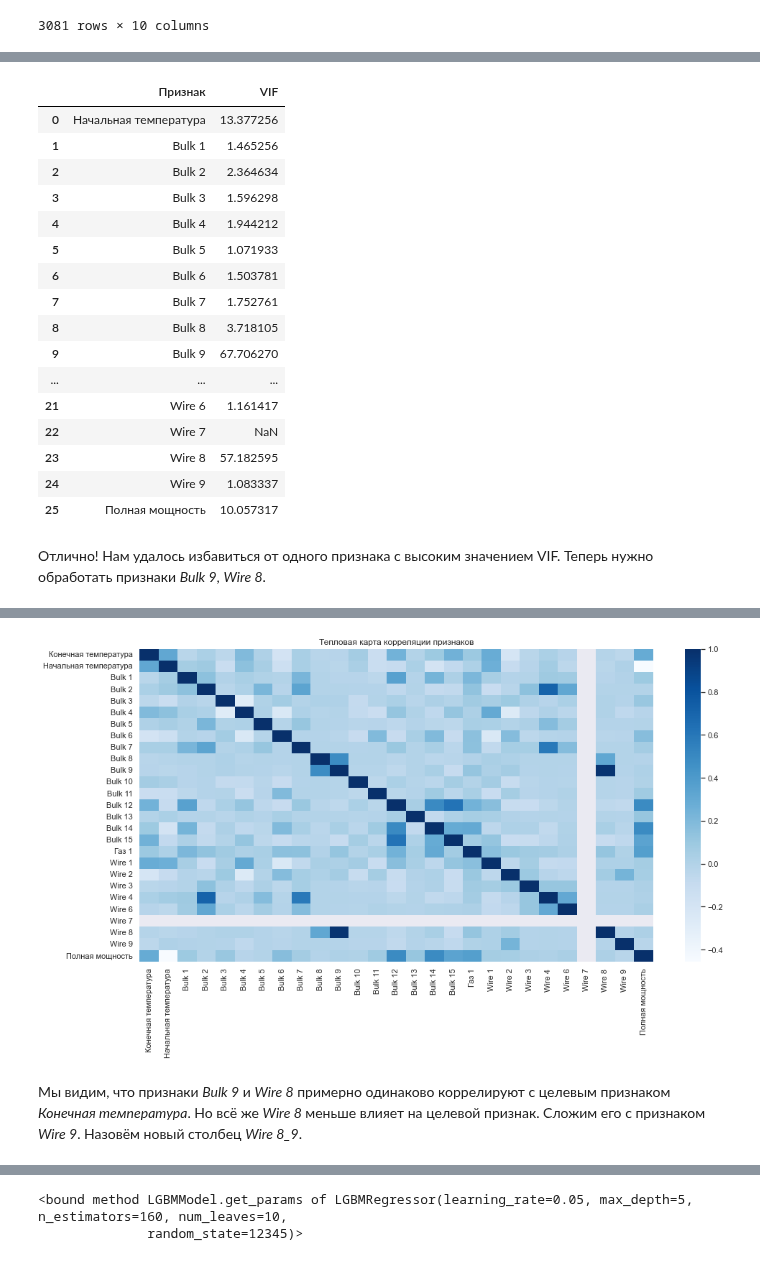
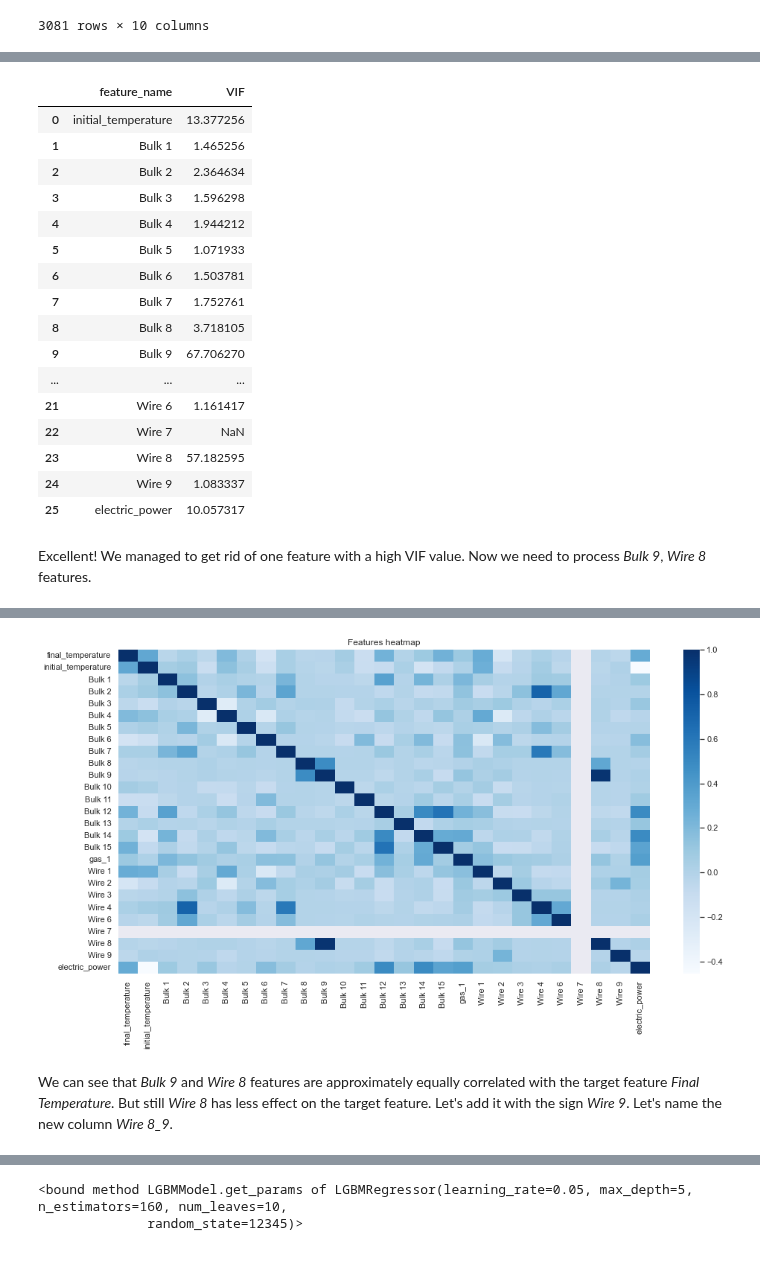
Before and after one commit to radio-raheem/my-projects, a Jupyter notebook: alloy_temperature_prediction/alloy_temp_prediction.ipynb, the cells around one changed output, grey strips where cells are left out. Drawn from its saved outputs; the diff is of its cells as text; code cells hidden in the pictures.

```diff
--- a/alloy_temperature_prediction/alloy_temp_prediction.ipynb
+++ b/alloy_temperature_prediction/alloy_temp_prediction.ipynb
@@ -992,15 +1009,15 @@ memory usage: 75.4 KB
 * data_gas
 * data_wire
 # %%
-# Объединяем таблицы.
+# Merging the tables.
 pre_data_1 = pd.merge(data_temp_final, data_temp_first, how='left', on='key')
 pre_data_2 = pd.merge(pre_data_1, data_arc_grouped, how='left', on='key')
 pre_data_3 = pd.merge(pre_data_2, data_bulk_upd, how='left', on='key')
 pre_data_4 = pd.merge(pre_data_3, data_gas, how='left', on='key')
 pre_data_5 = pd.merge(pre_data_4, data_wire, how='left', on='key')
 pre_data_5 = pre_data_5.rename(
-    columns={'Температура_x': 'Конечная температура',
-             'Температура_y': 'Начальная температура'}
+    columns={'temperature_x': 'final_temperature',
+             'temperature_y': 'initial_temperature'}
 )
 display(pre_data_5)
 pre_data_5.info()
@@ -1036,12 +1053,12 @@ Data columns (total 30 columns):
 dtypes: float64(29), int64(1)
 memory usage: 601.1 KB
 # %%
-# Столбец Wire 5 можно удалить.
-# Также удалим строки, где активная и реактивная мощности, газ пропущены.
-# Остальные пропуски заменим на 0.
+# The Wire 5 column can be removed.
+# Also remove the lines where active and reactive power, gas are skipped.
+# Replace other missing values with 0.
 pre_data_6 = pre_data_5.drop(['Wire 5'], axis=1)
 pre_data_7 = pre_data_6.dropna(
-    subset=['Активная мощность', 'Реактивная мощность', 'Газ 1']
+    subset=['active_power', 'reactive_power', 'gas_1']
 )
 data = pre_data_7.fillna(0).drop(['key'], axis=1).reset_index(drop=True)
 data.info()
@@ -1092,4 +1109,4 @@ Text(0.5, 1.0, 'Гистограмма значений конечной тем
 # %%
-# Избавимся от строк с выбивающимися значениями.
-data = data.loc[(data['Конечная температура'] > 1570) & (data['Конечная температура'] < 1625)]
+# Get rid of rows with outliers.
+data = data.loc[(data['final_temperature'] > 1570) & (data['final_temperature'] < 1625)]
 # %%
@@ -1184,5 +1201,5 @@ vif(features)
 # %%
-data['Полная мощность'] = (data['Активная мощность']**2 + data['Реактивная мощность']**2)**0.5
-data = data.drop(['Активная мощность', 'Реактивная мощность'], axis=1)
+data['electric_power'] = (data['active_power']**2 + data['reactive_power']**2)**0.5
+data = data.drop(['active_power', 'reactive_power'], axis=1)
 display(data)
 # %% [output]
@@ -1201,12 +1218,12 @@ display(data)
 2357 rows × 27 columns
 # %%
-# Снова создадим группу признаков.
-features = data.drop(['Конечная температура'], axis=1)
-# Вычислим VIF обновленного набора признаков.
+# Let's update our features once again.
+features = data.drop(['final_temperature'], axis=1)
+# Calculate VIF.
 vif(features)
 # %% [output]
-|  | Признак | VIF |
-| 0 | Начальная температура | 13.377256 |
+|  | feature_name | VIF |
+| 0 | initial_temperature | 13.377256 |
 | 1 | Bulk 1 | 1.465256 |
 | 2 | Bulk 2 | 2.364634 |
 | 3 | Bulk 3 | 1.596298 |
@@ -1221,14 +1238,14 @@ vif(features)
 | 22 | Wire 7 | NaN |
 | 23 | Wire 8 | 57.182595 |
 | 24 | Wire 9 | 1.083337 |
-| 25 | Полная мощность | 10.057317 |
+| 25 | electric_power | 10.057317 |
 # %% [markdown]
-Отлично! Нам удалось избавиться от одного признака с высоким значением VIF. Теперь нужно обработать признаки *Bulk 9*, *Wire 8*.
+Excellent! We managed to get rid of one feature with a high VIF value. Now we need to process *Bulk 9*, *Wire 8* features.
 # %%
-# Посмотрим на корреляцию признаков.
+# Let's look at feature correlation.
 display(data.corr().iloc[:,0])
 sns.set(rc = {'figure.figsize':(16,8)})
 sns.heatmap(data.corr(), cmap='Blues')
-plt.title('Тепловая карта корреляции признаков')
+plt.title('Features heatmap')
 plt.show()
 # %% [output]
@@ -1252,4 +1269,4 @@ Name: Конечная температура, dtype: float64
-[figure, old version]
+[figure, new version]
 # %% [markdown]
-Мы видим, что признаки *Bulk 9* и *Wire 8* примерно одинаково коррелируют с целевым признаком *Конечная температура*. Но всё же *Wire 8* меньше влияет на целевой признак. Сложим его с признаком *Wire 9*. Назовём новый столбец *Wire 8_9*.
+We can see that *Bulk 9* and *Wire 8* features are approximately equally correlated with the target feature *Final Temperature*. But still *Wire 8* has less effect on the target feature. Let's add it with the sign *Wire 9*. Let's name the new column *Wire 8_9*.
 # %%
```
Also changed, not shown: parts of 113 cells of this notebook.
